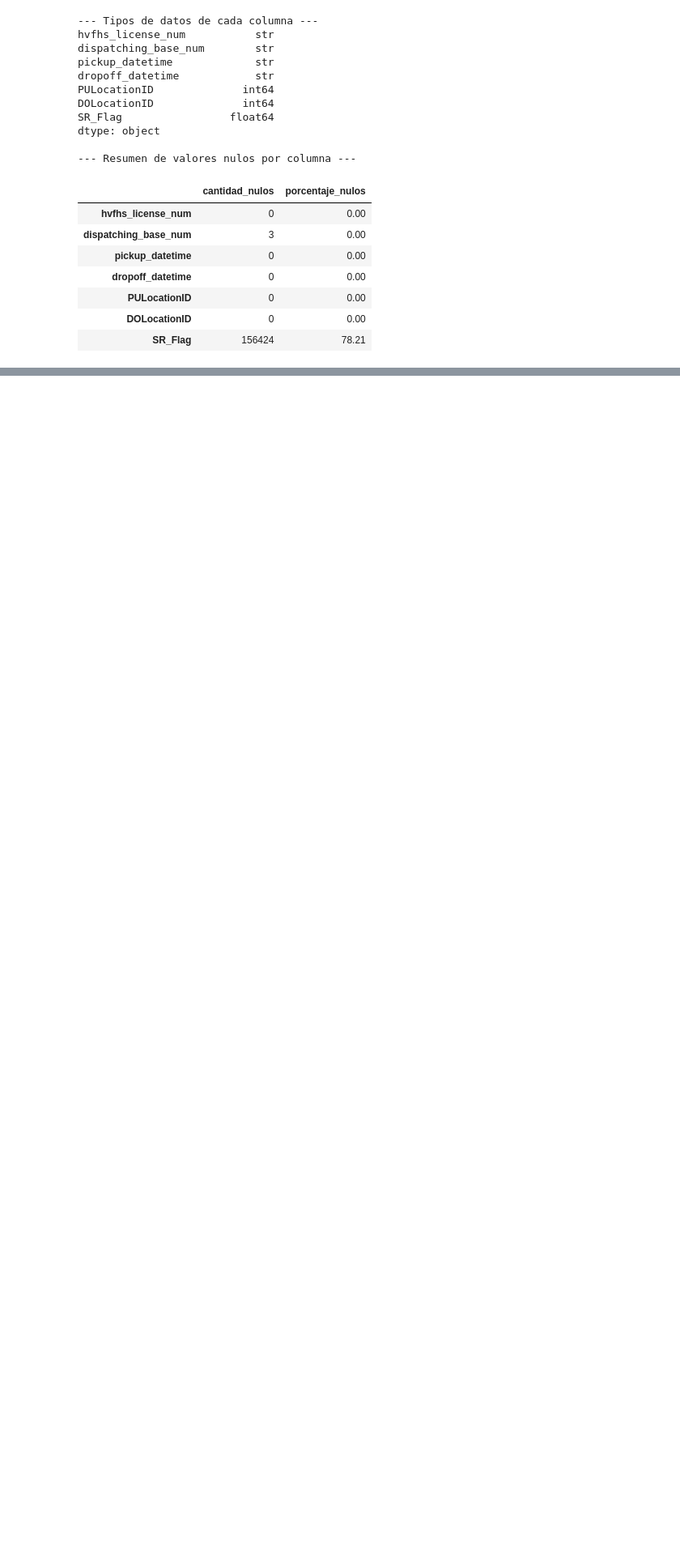
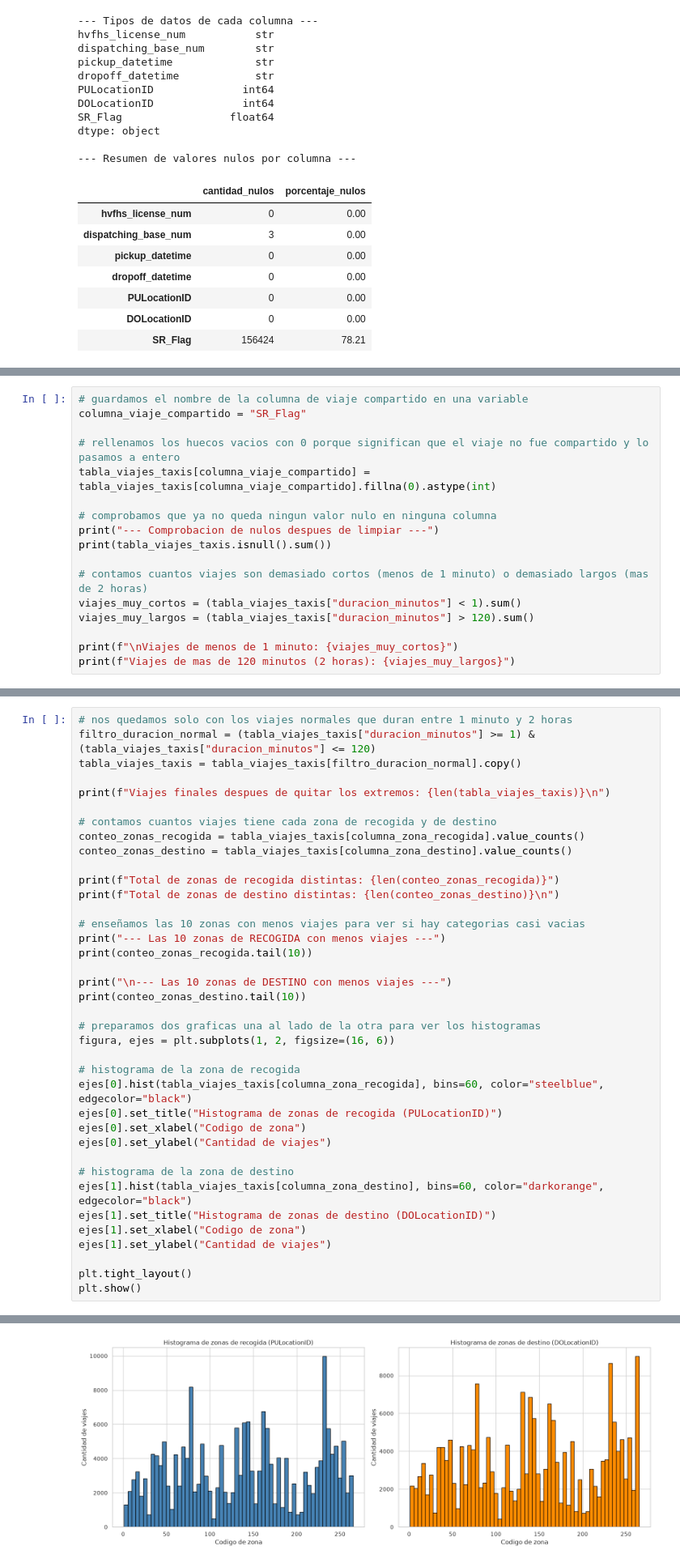
Before and after one commit to carlosOvies-dev/Sistemas_Aprendizaje_Automatico, a Jupyter notebook: 01_taxis_ny/analisis_taxis_ny.ipynb, the cells around one changed output, grey strips where cells are left out. Shown at 81% size. Cells and saved outputs as stored; diff of their text form; blank space fills up the shorter version.

Commit message:
Completar practica de taxis NY con limpieza, embeddings, PCA y analisis de zona 132

```diff
--- a/01_taxis_ny/analisis_taxis_ny.ipynb
+++ b/01_taxis_ny/analisis_taxis_ny.ipynb
@@ -111,0 +183,17 @@ dtype: object
+# %%
+# guardamos el nombre de la columna de viaje compartido en una variable
+columna_viaje_compartido = "SR_Flag"
+
+# rellenamos los huecos vacios con 0 porque significan que el viaje no fue compartido y lo pasamos a entero
+tabla_viajes_taxis[columna_viaje_compartido] = tabla_viajes_taxis[columna_viaje_compartido].fillna(0).astype(int)
+
+# comprobamos que ya no queda ningun valor nulo en ninguna columna
+print("--- Comprobacion de nulos despues de limpiar ---")
+print(tabla_viajes_taxis.isnull().sum())
+
+# contamos cuantos viajes son demasiado cortos (menos de 1 minuto) o demasiado largos (mas de 2 horas)
+viajes_muy_cortos = (tabla_viajes_taxis["duracion_minutos"] < 1).sum()
+viajes_muy_largos = (tabla_viajes_taxis["duracion_minutos"] > 120).sum()
+
+print(f"\nViajes de menos de 1 minuto: {viajes_muy_cortos}")
+print(f"Viajes de mas de 120 minutos (2 horas): {viajes_muy_largos}")
@@ -111,0 +228,39 @@ dtype: object
+# %%
+# nos quedamos solo con los viajes normales que duran entre 1 minuto y 2 horas
+filtro_duracion_normal = (tabla_viajes_taxis["duracion_minutos"] >= 1) & (tabla_viajes_taxis["duracion_minutos"] <= 120)
+tabla_viajes_taxis = tabla_viajes_taxis[filtro_duracion_normal].copy()
+
+print(f"Viajes finales despues de quitar los extremos: {len(tabla_viajes_taxis)}\n")
+
+# contamos cuantos viajes tiene cada zona de recogida y de destino
+conteo_zonas_recogida = tabla_viajes_taxis[columna_zona_recogida].value_counts()
+conteo_zonas_destino = tabla_viajes_taxis[columna_zona_destino].value_counts()
+
+print(f"Total de zonas de recogida distintas: {len(conteo_zonas_recogida)}")
+print(f"Total de zonas de destino distintas: {len(conteo_zonas_destino)}\n")
+
+# enseñamos las 10 zonas con menos viajes para ver si hay categorias casi vacias
+print("--- Las 10 zonas de RECOGIDA con menos viajes ---")
+print(conteo_zonas_recogida.tail(10))
+
+print("\n--- Las 10 zonas de DESTINO con menos viajes ---")
+print(conteo_zonas_destino.tail(10))
+
+# preparamos dos graficas una al lado de la otra para ver los histogramas
+figura, ejes = plt.subplots(1, 2, figsize=(16, 6))
+
+# histograma de la zona de recogida
+ejes[0].hist(tabla_viajes_taxis[columna_zona_recogida], bins=60, color="steelblue", edgecolor="black")
+ejes[0].set_title("Histograma de zonas de recogida (PULocationID)")
+ejes[0].set_xlabel("Codigo de zona")
+ejes[0].set_ylabel("Cantidad de viajes")
+
+# histograma de la zona de destino
+ejes[1].hist(tabla_viajes_taxis[columna_zona_destino], bins=60, color="darkorange", edgecolor="black")
+ejes[1].set_title("Histograma de zonas de destino (DOLocationID)")
+ejes[1].set_xlabel("Codigo de zona")
+ejes[1].set_ylabel("Cantidad de viajes")
+
+plt.tight_layout()
+plt.show()
+# %% [output]
@@ -111,0 +284 @@ dtype: object
+[figure, added]
```
Also changed, not shown: parts of 25 cells of this notebook, 2 other files.
